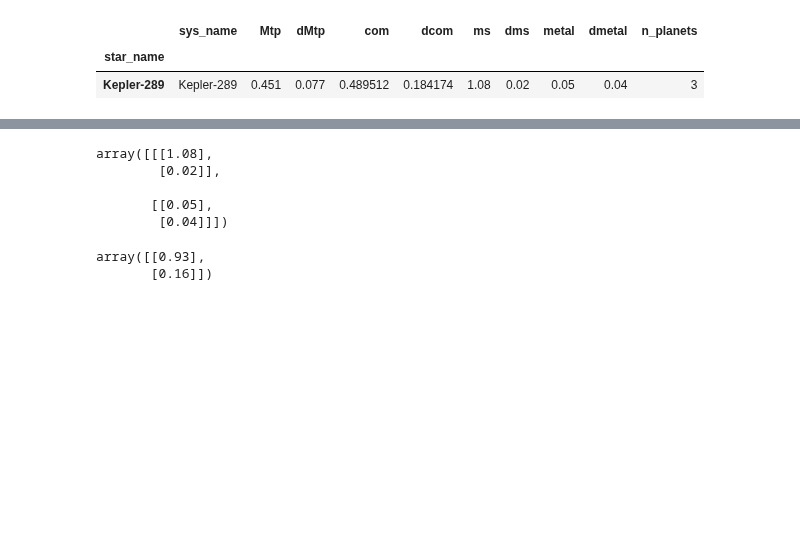
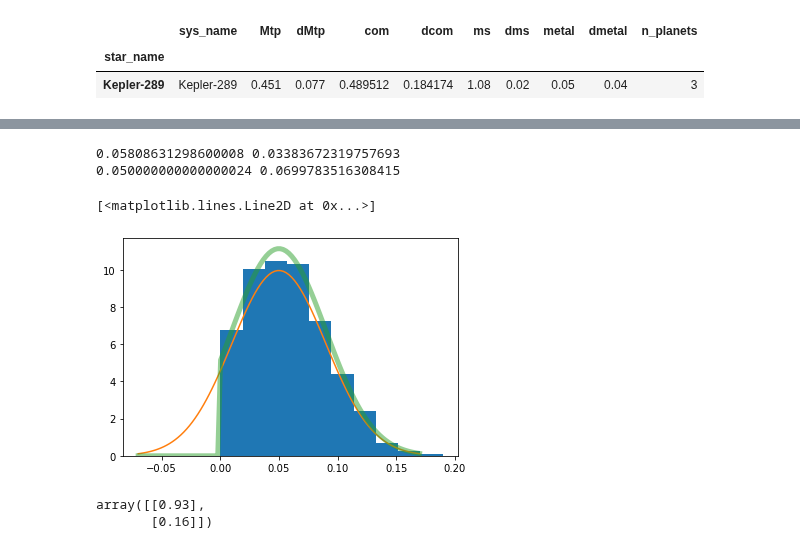
Before and after one commit to fjbautistas/kde_example, a Jupyter notebook: Marginal_Distributions.ipynb, the cells around one changed output, grey strips where cells are left out. Saved outputs shown, nothing was run; the diff lists cells and outputs as text; code cells hidden in the pictures; blank space fills up the shorter version.

```diff
--- a/Marginal_Distributions.ipynb
+++ b/Marginal_Distributions.ipynb
@@ -203,8 +181,0 @@ AA.prior_data
-# %%
-AA.org_data
-# %% [output]
-array([[[1.08],
-        [0.02]],
-
-       [[0.05],
-        [0.04]]])
@@ -211,3 +184,30 @@ array([[[1.08],
+# %%
+mu_x, sigma_x = systm.metal, systm.dmetal
+
+x = np.linspace(mu_x-3*sigma_x, mu_x+3*sigma_x,100).ravel()
+
+a = (0-mu_x.values) / sigma_x.values
+b = (mu_x.values + 10*sigma_x.values - mu_x.values) / sigma_x.values
+
+x_s = (x-x.mean())/x.std()
+
+prior_x = stats.norm.pdf(x, loc = mu_x, scale = sigma_x)
+# %%
+r = truncnorm.rvs(a, b, scale=sigma_x, loc=mu_x, size=1000)
+print(r.mean(),r.std())
+print(x.mean(),x.std())
+# %% [output]
+0.05808631298600008 0.03383672319757693
+0.050000000000000024 0.0699783516308415
+# %%
+pdf = truncnorm.pdf(x, a, b, scale=sigma_x, loc=mu_x)
+# %%
+plt.hist(r, density = True)
+plt.plot(x,prior_x)
+plt.plot(x,pdf, lw=5, alpha=.5)
+# %% [output]
+[<matplotlib.lines.Line2D at 0x...>]
+[figure, added]
 # %%
 AAA = np.array([[systm.ms, systm.dms],[systm.metal,systm.dmetal]])
 # %%
```
Also changed, not shown: parts of 3 cells of this notebook.
